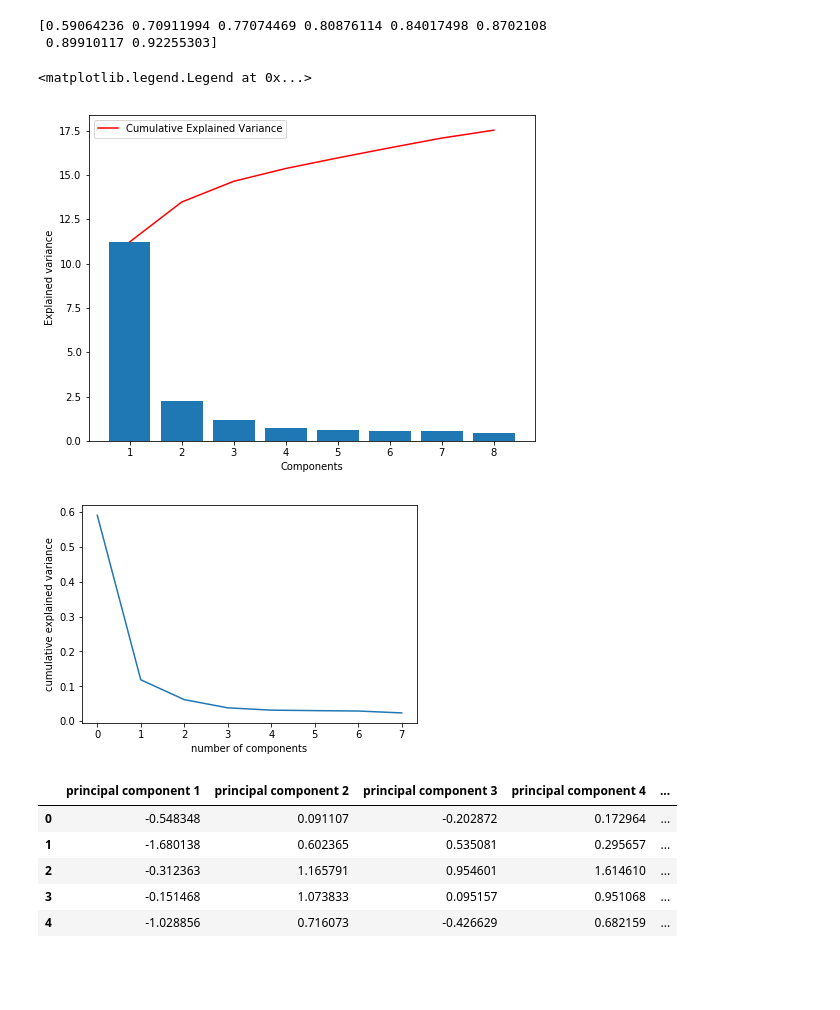
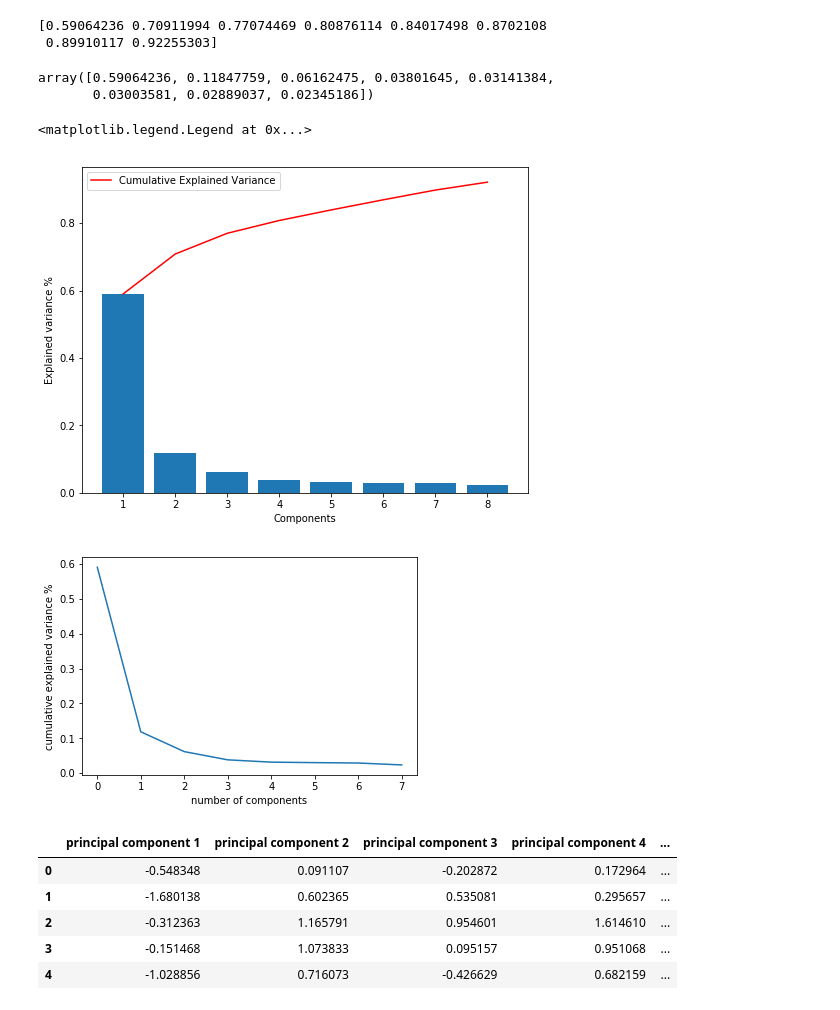
Before and after one commit to abaum1/mobilitymotifs, a Jupyter notebook: Dimensionality Reduction with PCA.ipynb, the cells around one changed output. Drawn from its saved outputs; the diff is of its cells as text; code cells hidden in the pictures; blank space fills up the shorter version.

```diff
--- a/Dimensionality Reduction with PCA.ipynb
+++ b/Dimensionality Reduction with PCA.ipynb
@@ -111,26 +111,31 @@ print(explained_sum)
 # %% [output]
 [0.59064236 0.70911994 0.77074469 0.80876114 0.84017498 0.8702108
  0.89910117 0.92255303]
+# %%
+pca_model.explained_variance_ratio_
+# %% [output]
+array([0.59064236, 0.11847759, 0.06162475, 0.03801645, 0.03141384,
+       0.03003581, 0.02889037, 0.02345186])
 # %%
 plt.figure(figsize=(8,6))
-plt.bar(range(1,len(pca_model.explained_variance_ )+1),pca_model.explained_variance_ )
-plt.ylabel('Explained variance')
+plt.bar(range(1,len(pca_model.explained_variance_ )+1),pca_model.explained_variance_ratio_ )
+plt.ylabel('Explained variance %')
 plt.xlabel('Components')
-plt.plot(range(1,len(pca_model.explained_variance_ )+1),
-         np.cumsum(pca_model.explained_variance_),
+plt.plot(range(1,len(pca_model.explained_variance_ratio_ )+1),
+         np.cumsum(pca_model.explained_variance_ratio_),
          c='red',
          label="Cumulative Explained Variance")
 plt.legend(loc='upper left')
 # %% [output]
 <matplotlib.legend.Legend at 0x...>
-[figure, old version]
+[figure, new version]
 # %%
 plt.plot(pca_model.explained_variance_ratio_)
 plt.xlabel('number of components')
-plt.ylabel('cumulative explained variance')
+plt.ylabel('cumulative explained variance %')
 plt.show()
 # %% [output]
-[figure, old version]
+[figure, new version]
 # %%
 principalDf.head()
 # %% [output]
```
